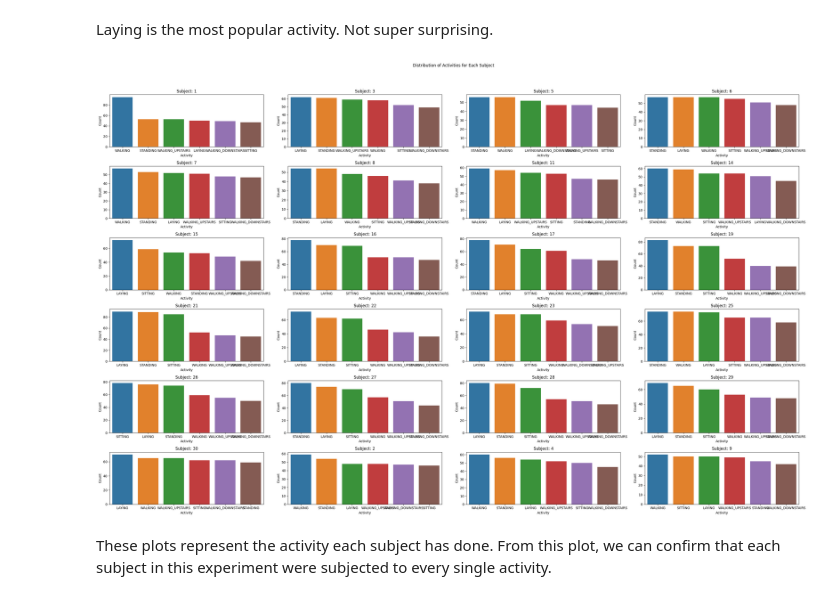
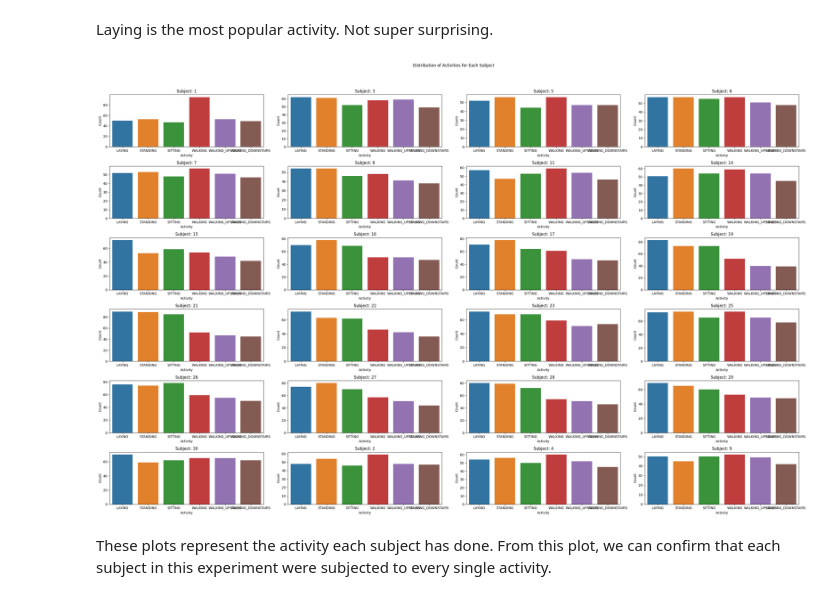
Before and after one commit to soumildatta/ActivityDetection, a Jupyter notebook: test.ipynb, the cells around one changed output. Cells and saved outputs as stored; diff of their text form; code cells hidden in the pictures.

Commit message:
Display faceted plot with the same order of x axis elements

```diff
--- a/test.ipynb
+++ b/test.ipynb
@@ -98,29 +84,36 @@ for subject in unique_subjects:
 # %%
 unique_subjects = df['subject'].unique()
 n_subjects = len(unique_subjects)
 rows = math.ceil(n_subjects / 5)
 cols = 4
 
+# Order the activities beforehand so that they are in the same order every time
+activity_order = df['Activity'].value_counts().index.tolist()
+
 fig, axes = plt.subplots(rows, cols, figsize=(30, 20))
 fig.suptitle('Distribution of Activities for Each Subject')
+
 for i, ax in enumerate(axes.flatten()):
     if i < n_subjects:
         # Filter the DataFrame for the current subject
         subject_df = df[df['subject'] == unique_subjects[i]]
 
-        # Plotting the histogram
-        sns.barplot(x=subject_df['Activity'].value_counts().index, y=subject_df['Activity'].value_counts().values, ax=ax)
+        # Plotting the histogram with a consistent activity order
+        sns.barplot(x=subject_df['Activity'].value_counts().index,
+                    y=subject_df['Activity'].value_counts().values,
+                    order=activity_order,  # Use the global order
+                    ax=ax)
+
         ax.set_title(f'Subject: {unique_subjects[i]}')
         ax.set_xlabel('Activity')
         ax.set_ylabel('Count')
     else:
-        # Remove extra axes
         fig.delaxes(ax)
 
-plt.tight_layout(rect=[0, 0.03, 1, 0.95])  # Adjust the rect if the title overlaps with the top row
+plt.tight_layout(rect=[0, 0.03, 1, 0.95])
 plt.show()
 # %% [output]
-[figure, old version]
+[figure, new version]
 # %% [markdown]
 These plots represent the activity each subject has done. From this plot, we can confirm that each subject in this experiment were subjected to every single activity.
 # %%
```
Also changed, not shown: parts of 4 cells of this notebook.
